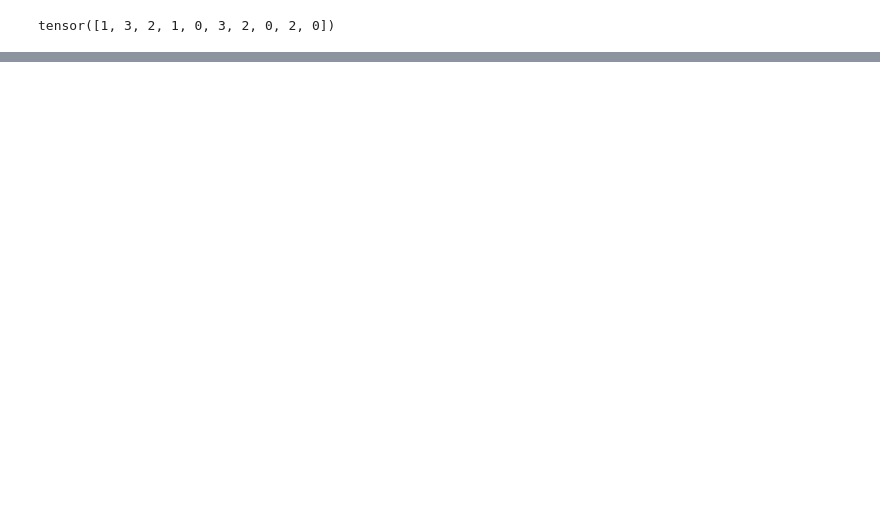
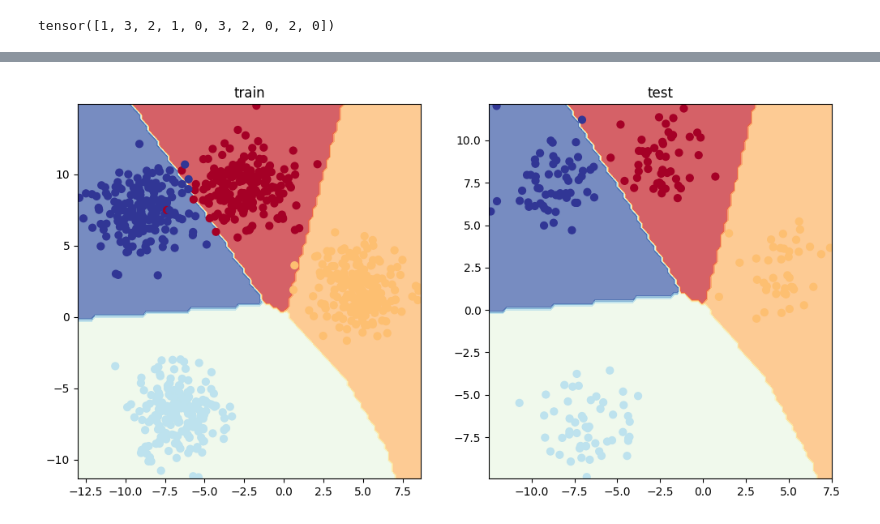
Before and after one commit to jevylux/pytorchtraining, a Jupyter notebook: ReplicateNonLinearActivationFunctions.ipynb, the cells around one changed output, grey strips where cells are left out. Drawn from its saved outputs; the diff is of its cells as text; code cells hidden in the pictures; blank space fills up the shorter version.

```diff
--- a/ReplicateNonLinearActivationFunctions.ipynb
+++ b/ReplicateNonLinearActivationFunctions.ipynb
@@ -1,2 +1,15 @@
 # %% [markdown]
 <a href="https://colab.research.google.com/github/jevylux/pytorchtraining/blob/main/ReplicateNonLinearActivationFunctions.ipynb" target="_parent"><img src="https://colab.research.google.com/assets/colab-badge.svg" alt="Open In Colab"/></a>
+# %%
+# import helper_functions
+import requests
+from pathlib import Path
+# download the  helper functions from Learn pytorch repository on github if it's not alrerady donwloaded
+
+if Path("helper_functions.py").is_file():
+  print("Download the helper_functions.py")
+else:
+  request = requests.get("https://raw.githubusercontent.com/mrdbourke/pytorch-deep-learning/main/helper_functions.py")
+  with open("helper_functions.py", "wb") as f:
+    f.write(request.content)
+from helper_functions import plot_predictions, plot_decision_boundary
@@ -158,6 +167,12 @@ loss_fn = nn.CrossEntropyLoss()
 # Create an optimizer for multi-class classification
 optimizer = torch.optim.SGD(params=model1.parameters(),
                             lr = 0.1) # learning rate is a hyperparameter ou can change
+
+# calculate accuracy
+def accuracy_fn(y_true, y_pred):
+  correct = torch.eq(y_true, y_pred).sum().item()
+  acc = (correct/len(y_pred)) * 100
+  return acc
 # getting prediction probabilities for a multi-class PyTorch model
 model1.eval()
 with torch.inference_mode():
@@ -223,7 +238,7 @@ epochs = 100
 
 # put the data to the target device
 X_blob_train, y_blob_train = X_blob_train.to(device) , y_blob_train.to(device)
-X_blob_tests, y_blob_test = X_blob_test.to(device) , y_blob_test.to(device)
+X_blob_test, y_blob_test = X_blob_test.to(device) , y_blob_test.to(device)
 
 # loop through data
 # training
@@ -236,21 +251,21 @@ for epoch in range(epochs):
   acc = accuracy_fn(y_true=y_blob_train,
                     y_pred = y_pred)
 
-  optimzer.zero_grad()
+  optimizer.zero_grad()
   loss.backward()
   optimizer.step()
 # test
   model1.eval()
   with torch.inference_mode():
-    test_logits = model1(X_nlob_test)
-    test_preds = torch.softmax(test_logits, dim=1).argmax(deim = 1)
+    test_logits = model1(X_blob_test)
+    test_preds = torch.softmax(test_logits, dim=1).argmax(dim = 1)
 
     test_loss = loss_fn(test_logits, y_blob_test)
     test_acc = accuracy_fn(y_true = y_blob_test,
-                           y_pred = y_pred)
+                           y_pred = test_preds)
 
     # print out wahts happening
 
-    if epohc % 10 == 0:
+    if epoch % 10 == 0:
       print(f"Epoch: {epoch} | Loss: {loss:.4f}, Acc: {acc:.2f}% | Test loss: {test_loss:.4f}, Test acc: {test_acc:.2f}%")
 # %% [output]
@@ -257,0 +333,10 @@ NameError: name 'accuracy_fn' is not defined
+# %%
+plt.figure(figsize=(12,6))
+plt.subplot(1,2,1)
+plt.title("train")
+plot_decision_boundary(model1,X_blob_train, y_blob_train)
+plt.subplot(1,2,2)
+plt.title("test")
+plot_decision_boundary(model1,X_blob_test, y_blob_test)
+# %% [output]
+[figure, added]
```
Also changed, not shown: parts of 9 cells of this notebook.
